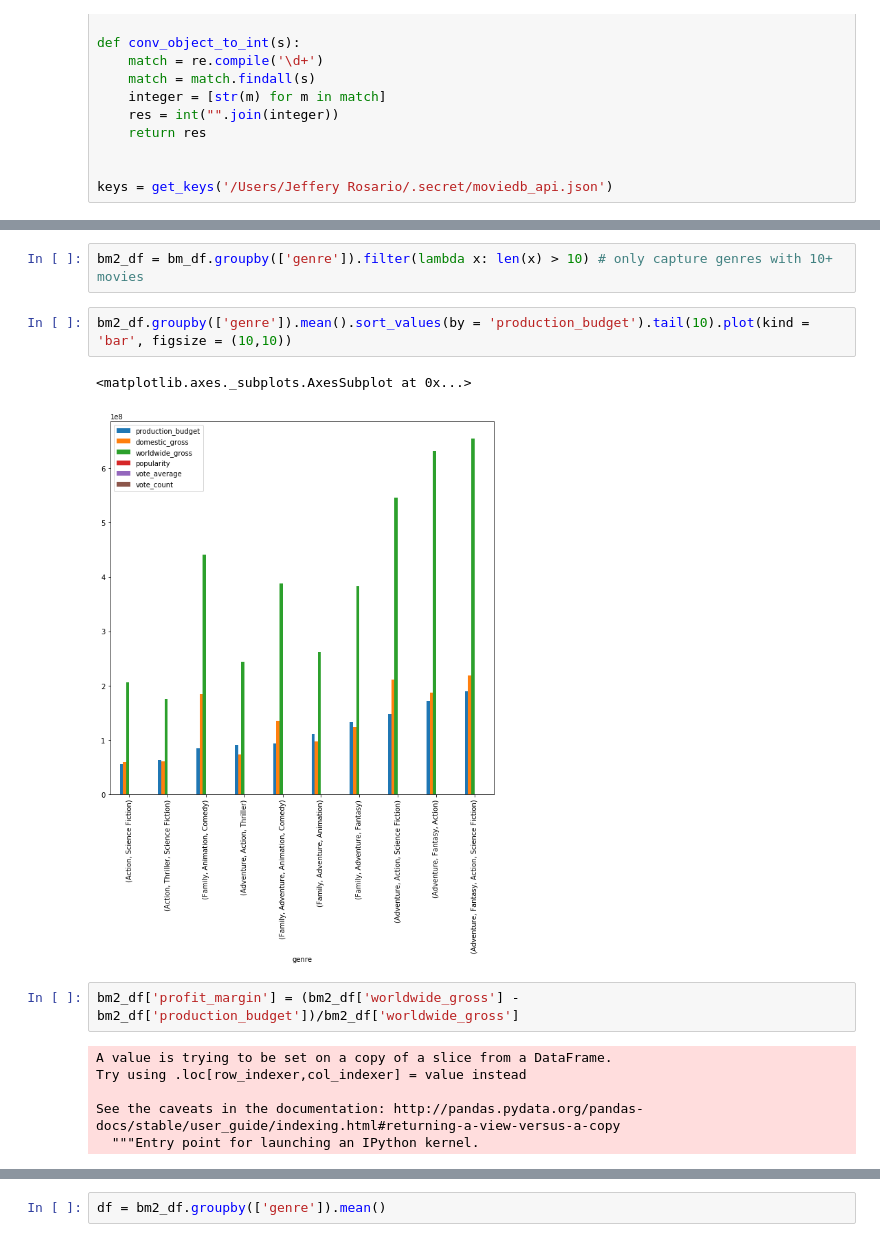
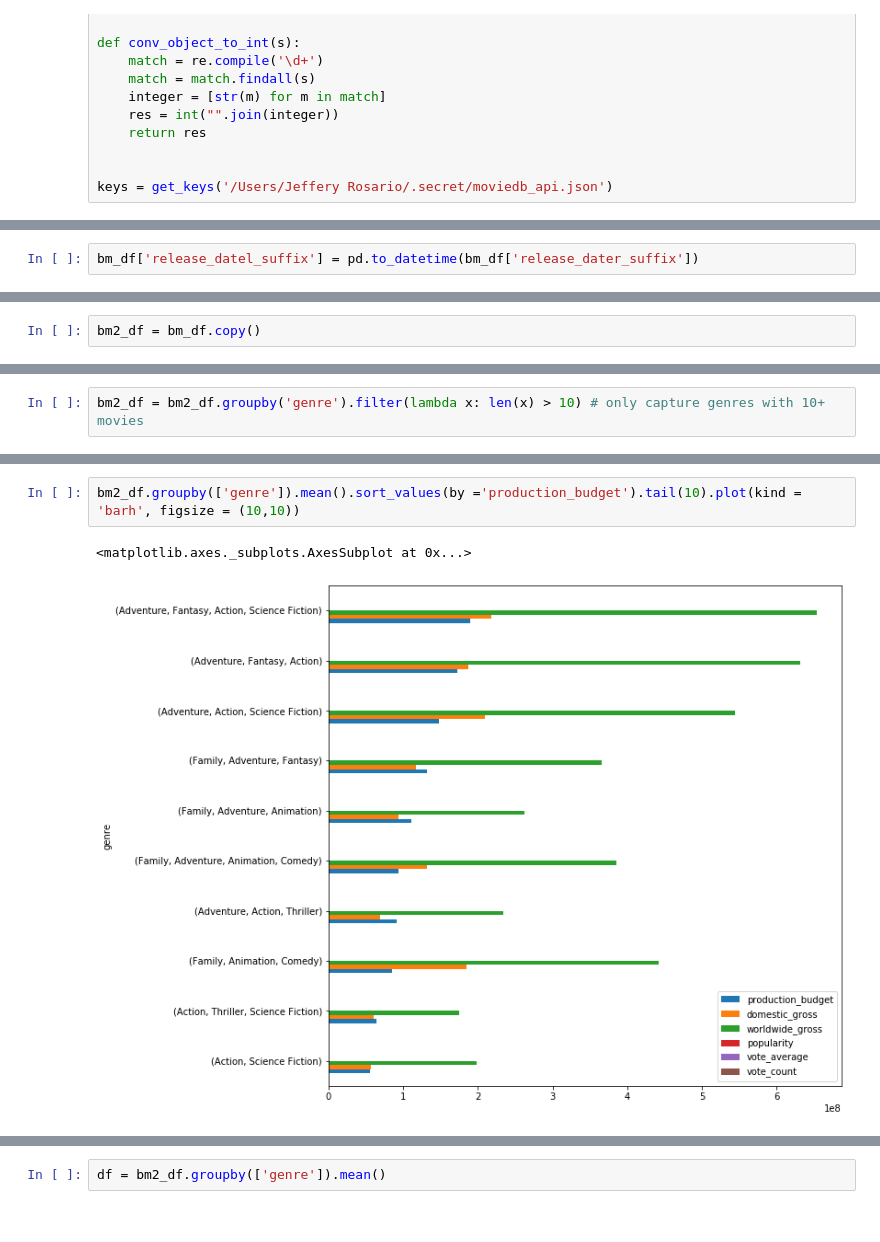
Before and after one commit to jefferyrosario/dsc-mod-1-project-Movie-Analysis-EDA, a Jupyter notebook: student.ipynb, the cells around one changed output, grey strips where cells are left out. Drawn from its saved outputs; the diff is of its cells as text.

```diff
--- a/student.ipynb
+++ b/student.ipynb
@@ -172,0 +202,2 @@ Name: domestic_gross, Length: 2320, dtype: int64
+# %%
+bm_df['release_datel_suffix'] = pd.to_datetime(bm_df['release_dater_suffix'])
@@ -172,0 +206,2 @@ Name: domestic_gross, Length: 2320, dtype: int64
+# %%
+bm2_df = bm_df.copy()
@@ -172,0 +210,2 @@ Name: domestic_gross, Length: 2320, dtype: int64
+# %%
+bm2_df = bm2_df.groupby('genre').filter(lambda x: len(x) > 10) # only capture genres with 10+ movies
@@ -179,15 +253,5 @@ bm_df.groupby(['genre']).sum().sort_values(by = 'domestic_gross').tail(20).plot(
-# %%
-bm2_df = bm_df.groupby(['genre']).filter(lambda x: len(x) > 10) # only capture genres with 10+ movies
 # %%
-bm2_df.groupby(['genre']).mean().sort_values(by = 'production_budget').tail(10).plot(kind = 'bar', figsize = (10,10))
+bm2_df.groupby(['genre']).mean().sort_values(by ='production_budget').tail(10).plot(kind = 'barh', figsize = (10,10))
 # %% [output]
 <matplotlib.axes._subplots.AxesSubplot at 0x...>
-[figure, old version]
+[figure, new version]
-# %%
-bm2_df['profit_margin'] = (bm2_df['worldwide_gross'] - bm2_df['production_budget'])/bm2_df['worldwide_gross']
-# %% [output]
-A value is trying to be set on a copy of a slice from a DataFrame.
-Try using .loc[row_indexer,col_indexer] = value instead
-
-See the caveats in the documentation: http://pandas.pydata.org/pandas-docs/stable/user_guide/indexing.html#returning-a-view-versus-a-copy
-  """Entry point for launching an IPython kernel.
```
Also changed, not shown: parts of 57 cells of this notebook.
